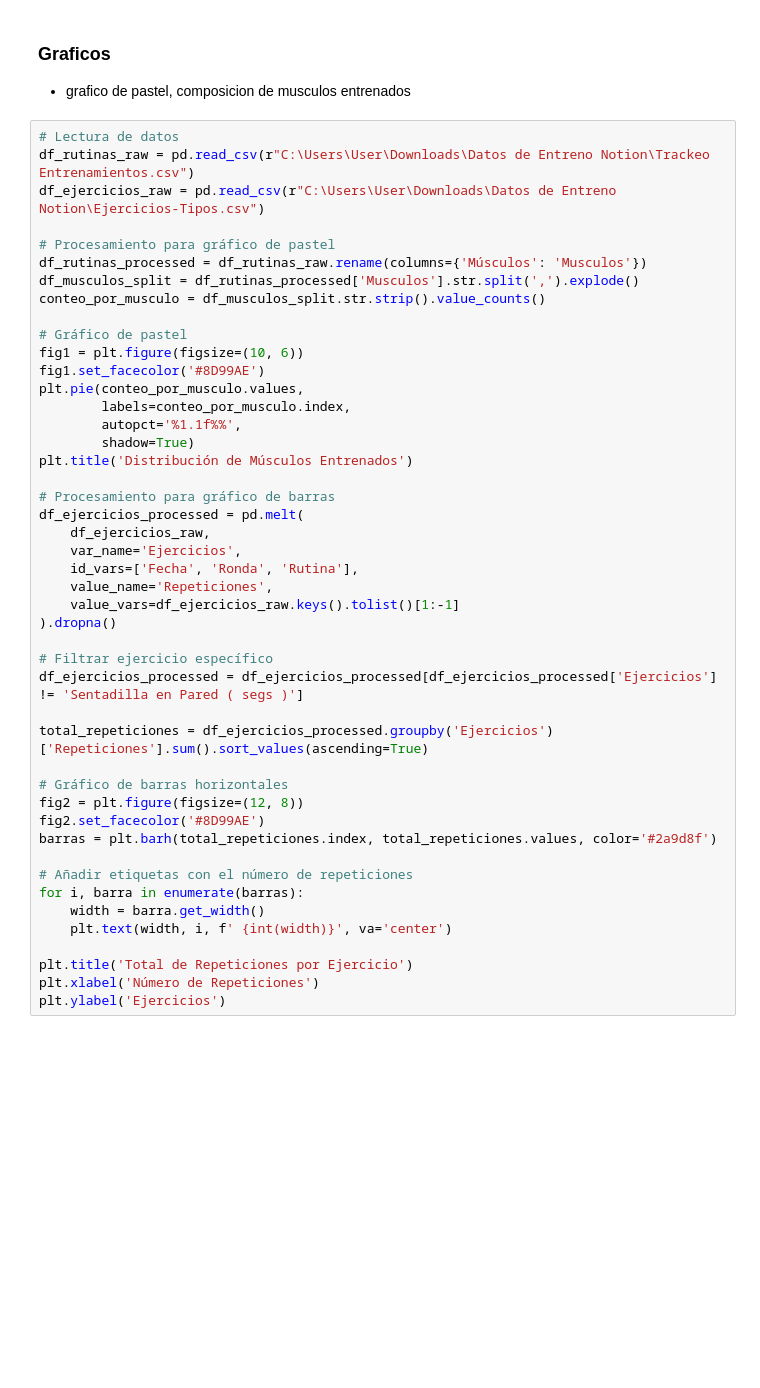
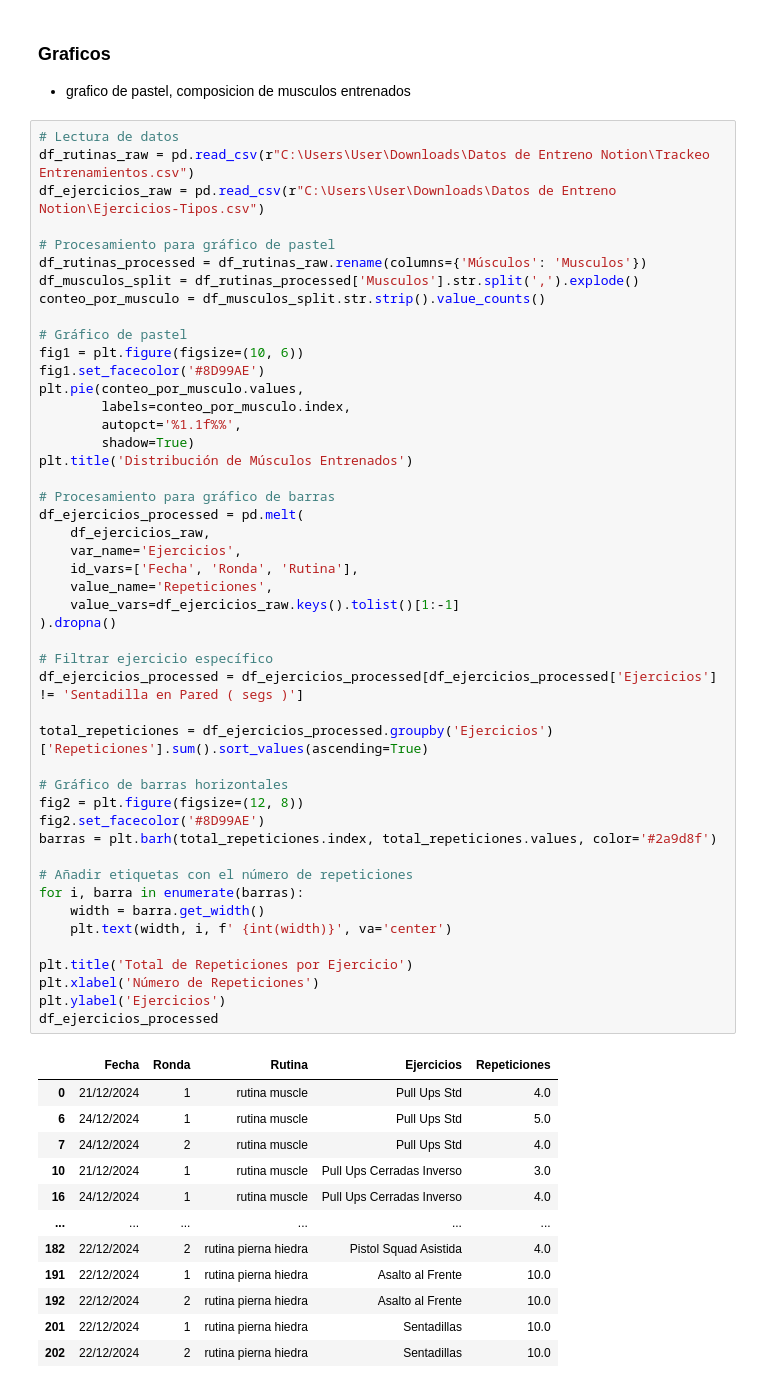
Before and after one commit to rdanbaro/DiamondAnalyzer-api, a Jupyter notebook: prueba_moduloDS.ipynb, the cells around one changed output. Saved outputs shown, nothing was run; the diff lists cells and outputs as text; blank space fills up the shorter version.

```diff
--- a/prueba_moduloDS.ipynb
+++ b/prueba_moduloDS.ipynb
@@ -463,30 +469,43 @@ plt.pie(conteo_por_musculo.values,
 plt.title('Distribución de Músculos Entrenados')
 
 # Procesamiento para gráfico de barras
 df_ejercicios_processed = pd.melt(
     df_ejercicios_raw,
     var_name='Ejercicios',
     id_vars=['Fecha', 'Ronda', 'Rutina'],
     value_name='Repeticiones',
     value_vars=df_ejercicios_raw.keys().tolist()[1:-1]
 ).dropna()
 
 # Filtrar ejercicio específico
 df_ejercicios_processed = df_ejercicios_processed[df_ejercicios_processed['Ejercicios'] != 'Sentadilla en Pared ( segs )']
 
 total_repeticiones = df_ejercicios_processed.groupby('Ejercicios')['Repeticiones'].sum().sort_values(ascending=True)
 
 # Gráfico de barras horizontales
 fig2 = plt.figure(figsize=(12, 8))
 fig2.set_facecolor('#8D99AE')
 barras = plt.barh(total_repeticiones.index, total_repeticiones.values, color='#2a9d8f')
 
 # Añadir etiquetas con el número de repeticiones
 for i, barra in enumerate(barras):
     width = barra.get_width()
     plt.text(width, i, f' {int(width)}', va='center')
 
 plt.title('Total de Repeticiones por Ejercicio')
 plt.xlabel('Número de Repeticiones')
 plt.ylabel('Ejercicios')
+df_ejercicios_processed
 # %% [output]
+|  | Fecha | Ronda | Rutina | Ejercicios | Repeticiones |
+| 0 | 21/12/2024 | 1 | rutina muscle | Pull Ups Std | 4.0 |
+| 6 | 24/12/2024 | 1 | rutina muscle | Pull Ups Std | 5.0 |
+| 7 | 24/12/2024 | 2 | rutina muscle | Pull Ups Std | 4.0 |
+| 10 | 21/12/2024 | 1 | rutina muscle | Pull Ups Cerradas Inverso | 3.0 |
+| 16 | 24/12/2024 | 1 | rutina muscle | Pull Ups Cerradas Inverso | 4.0 |
+| ... | ... | ... | ... | ... | ... |
+| 182 | 22/12/2024 | 2 | rutina pierna hiedra | Pistol Squad Asistida | 4.0 |
+| 191 | 22/12/2024 | 1 | rutina pierna hiedra | Asalto al Frente | 10.0 |
+| 192 | 22/12/2024 | 2 | rutina pierna hiedra | Asalto al Frente | 10.0 |
+| 201 | 22/12/2024 | 1 | rutina pierna hiedra | Sentadillas | 10.0 |
+| 202 | 22/12/2024 | 2 | rutina pierna hiedra | Sentadillas | 10.0 |
```
Also changed, not shown: parts of 4 cells of this notebook, 2 other files.
